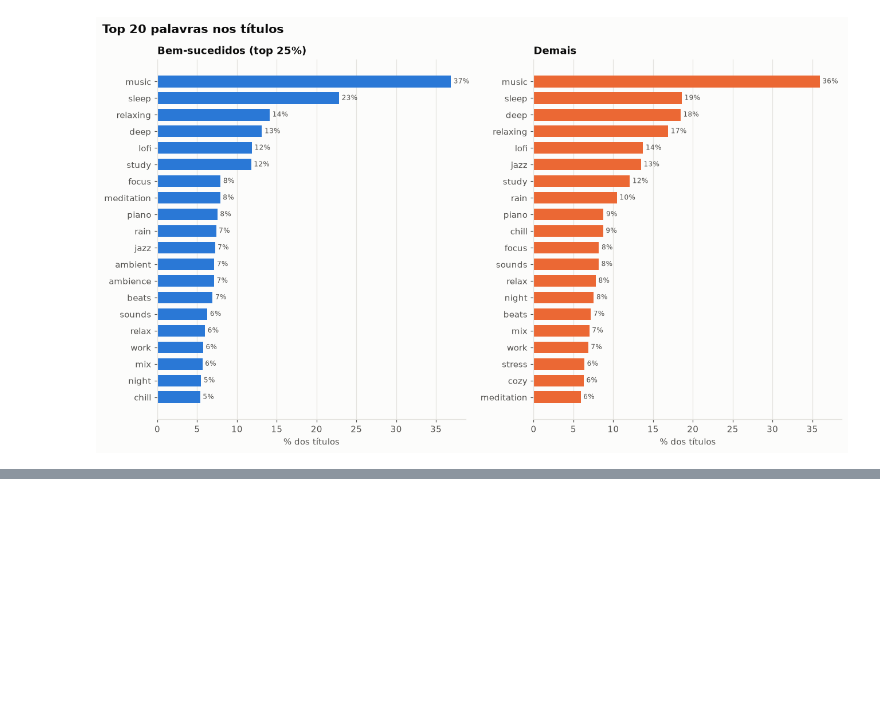
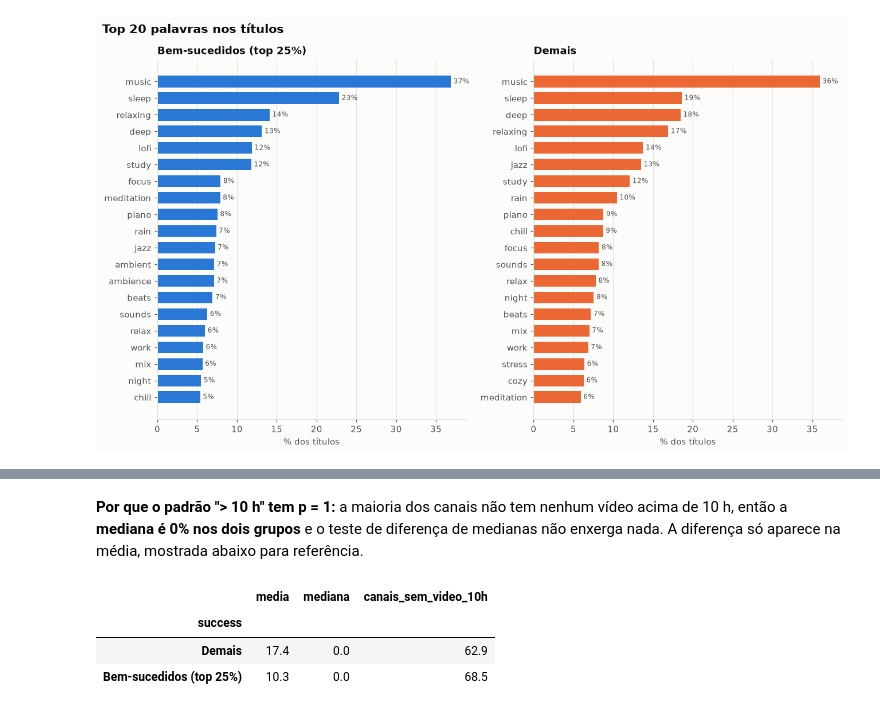
Before and after one commit to lucasbertanicarneiro/youtube-analytics, a Jupyter notebook: notebooks/analysis.ipynb, the cells around one changed output, grey strips where cells are left out. Cells and saved outputs as stored; diff of their text form; code cells hidden in the pictures; blank space fills up the shorter version.

```diff
--- a/notebooks/analysis.ipynb
+++ b/notebooks/analysis.ipynb
@@ -423,0 +423,13 @@ O vocabulário dos títulos é quase o mesmo nos dois grupos (18 das 20 palavras
+# %% [markdown]
+**Por que o padrão "> 10 h" tem p = 1:** a maioria dos canais não tem nenhum vídeo acima de 10 h, então a
+**mediana é 0% nos dois grupos** e o teste de diferença de medianas não enxerga nada. A diferença só aparece
+na média, mostrada abaixo para referência.
+# %%
+channels.groupby("success")["over_10h_pct"].agg(
+    media="mean", mediana="median", canais_sem_video_10h=lambda s: (s == 0).mean() * 100
+).rename(index=GROUP_LABELS).round(1)
+# %% [output]
+|  | media | mediana | canais_sem_video_10h |
+| success |  |  |  |
+| Demais | 17.4 | 0.0 | 62.9 |
+| Bem-sucedidos (top 25%) | 10.3 | 0.0 | 68.5 |
```
Also changed, not shown: parts of 10 cells of this notebook, 2 other files.
